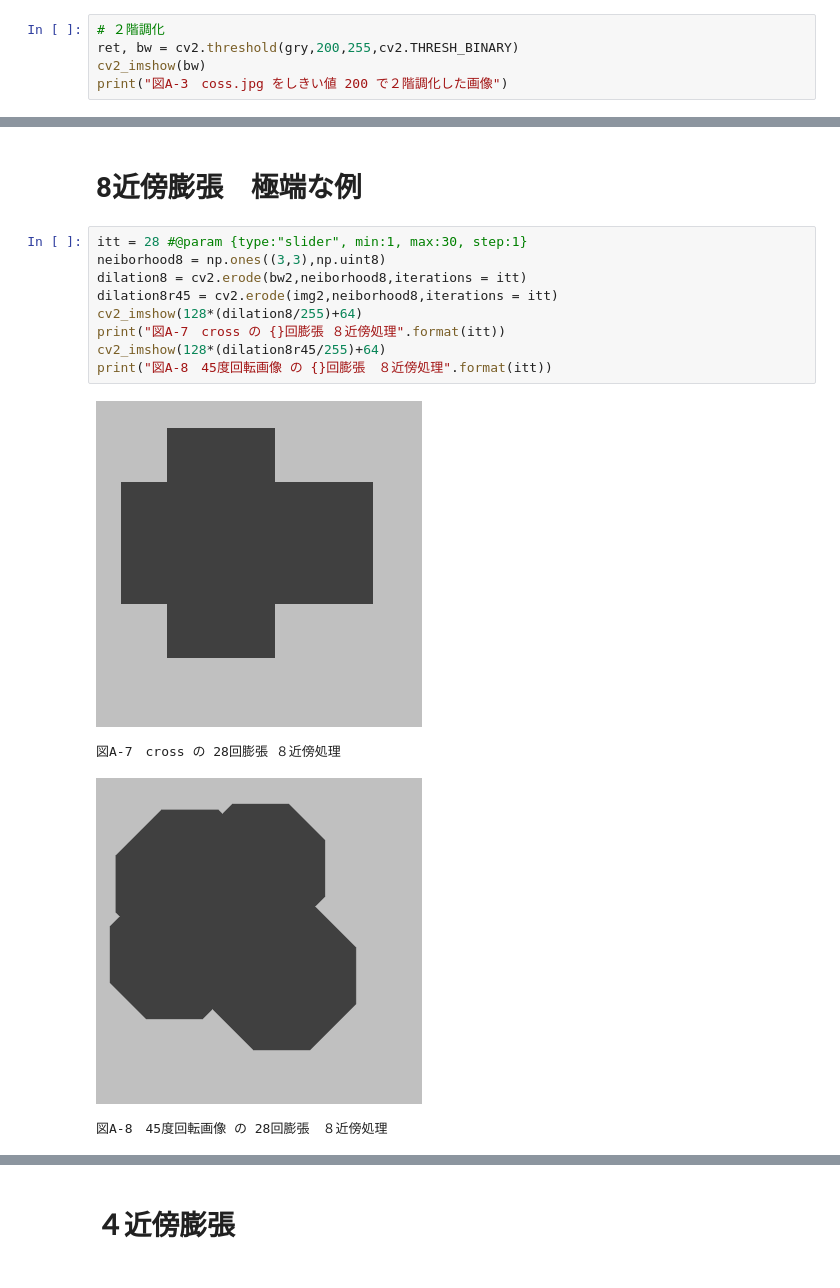
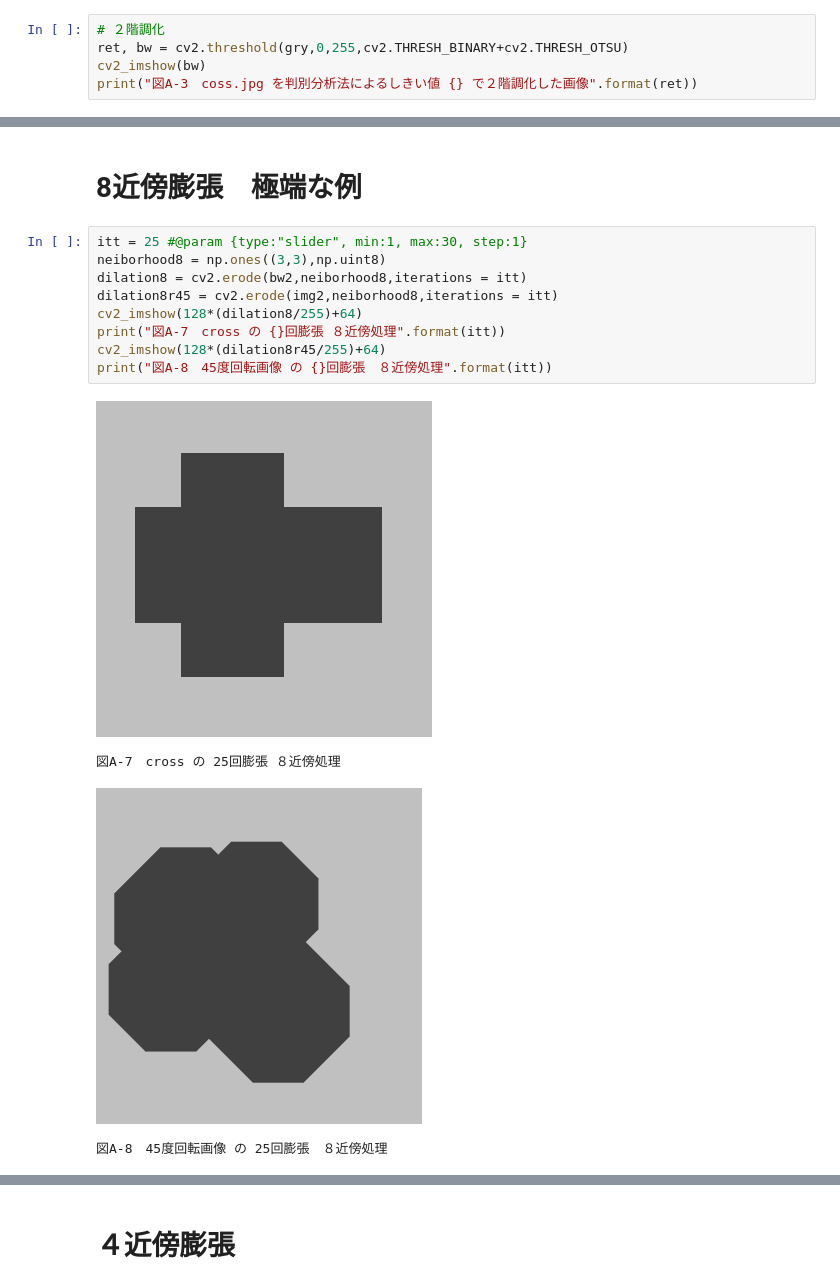
Before and after one commit to aquapathos/openCVLesson, a Jupyter notebook: 膨張・収縮処理.ipynb, the cells around one changed output, grey strips where cells are left out. Cells and saved outputs as stored; diff of their text form.

```diff
--- a/膨張・収縮処理.ipynb
+++ b/膨張・収縮処理.ipynb
@@ -24,7 +24,7 @@ Saving crossg.jpg to crossg.jpg
 図A-2　coss.jpg のヒストグラム
 # %%
 # ２階調化
-ret, bw = cv2.threshold(gry,200,255,cv2.THRESH_BINARY)
+ret, bw = cv2.threshold(gry,0,255,cv2.THRESH_BINARY+cv2.THRESH_OTSU)
 cv2_imshow(bw)
-print("図A-3　coss.jpg をしきい値 200 で２階調化した画像")
+print("図A-3　coss.jpg を判別分析法によるしきい値 {} で２階調化した画像".format(ret))
 # %% [output]
@@ -79,16 +79,16 @@ print("図A-6　45度回転画像 の {}回膨張　８近傍処理".format(itt)
 # %% [markdown]
 # 8近傍膨張　極端な例
 # %%
-itt = 28 #@param {type:"slider", min:1, max:30, step:1}
+itt = 25 #@param {type:"slider", min:1, max:30, step:1}
 neiborhood8 = np.ones((3,3),np.uint8)
 dilation8 = cv2.erode(bw2,neiborhood8,iterations = itt)
 dilation8r45 = cv2.erode(img2,neiborhood8,iterations = itt)
 cv2_imshow(128*(dilation8/255)+64)
 print("図A-7　cross の {}回膨張 ８近傍処理".format(itt))
 cv2_imshow(128*(dilation8r45/255)+64)
 print("図A-8　45度回転画像 の {}回膨張　８近傍処理".format(itt))
 # %% [output]
-[figure, old version]
+[figure, new version]
-図A-7　cross の 28回膨張 ８近傍処理
+図A-7　cross の 25回膨張 ８近傍処理
-[figure, old version]
+[figure, new version]
-図A-8　45度回転画像 の 28回膨張　８近傍処理
+図A-8　45度回転画像 の 25回膨張　８近傍処理
```
Also changed, not shown: parts of 25 cells of this notebook.
